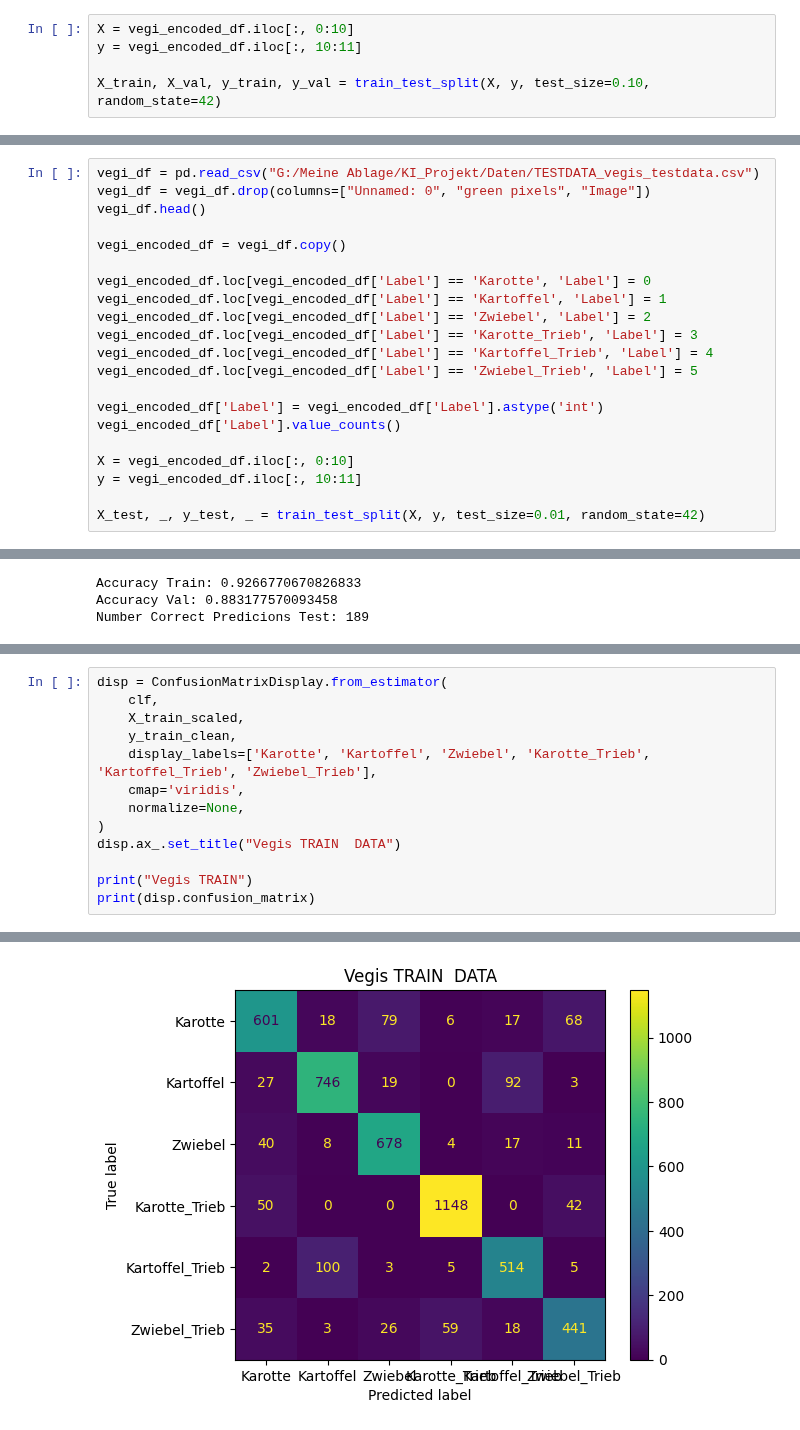
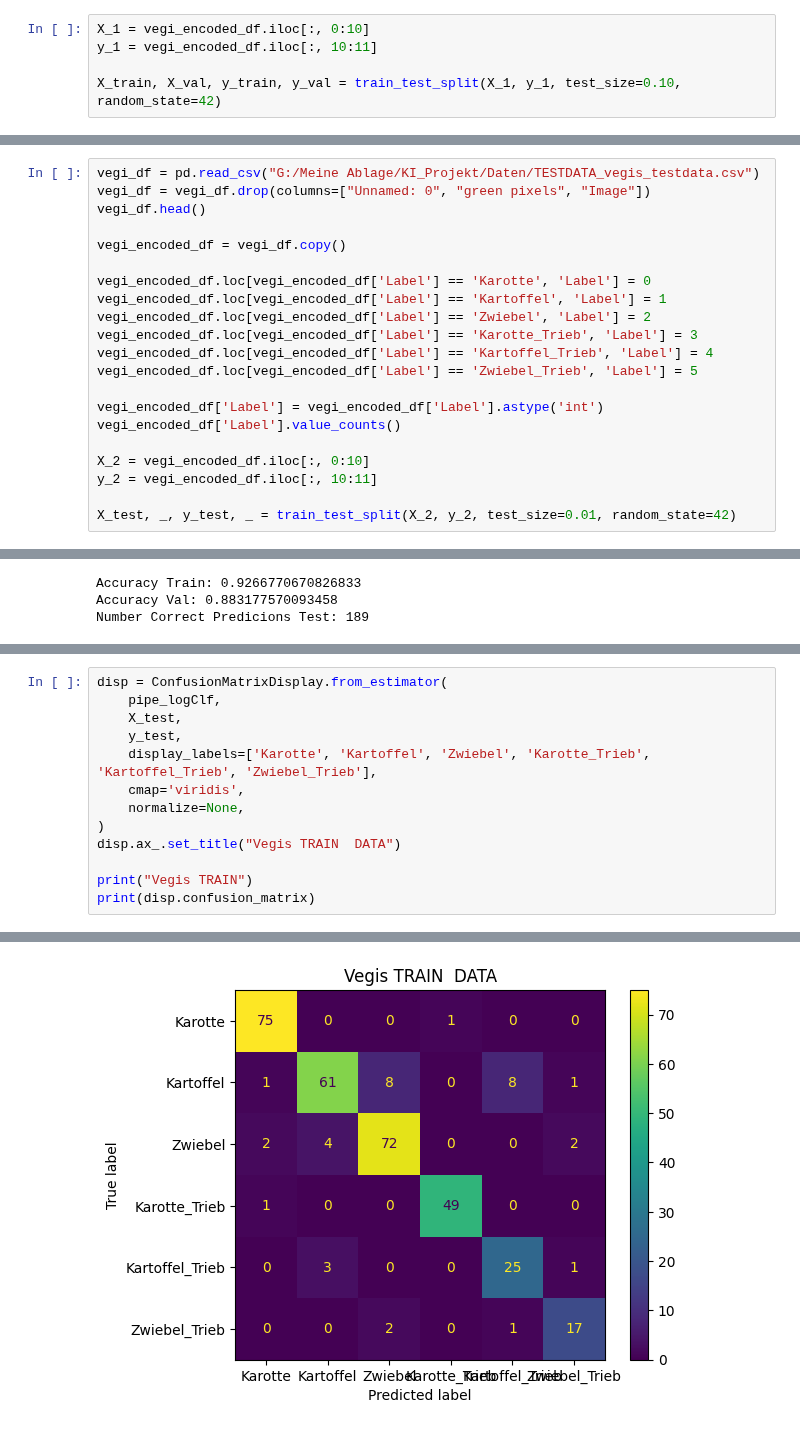
Before and after one commit to leons1396/AI_project, a Jupyter notebook: AI_models/log_regression_3.ipynb, the cells around one changed output, grey strips where cells are left out. Drawn from its saved outputs; the diff is of its cells as text.

```diff
--- a/AI_models/log_regression_3.ipynb
+++ b/AI_models/log_regression_3.ipynb
@@ -48,10 +47,10 @@ vegi_df.describe()
 | 75% | 237.000000 | 136.000000 | 136.000000 | 98.000000 | 66.000000 | 153.000000 | 0.779920 | 0.785004 | 81.000000 | ... |
 | max | 348.000000 | 255.000000 | 193.000000 | 150.000000 | 147.000000 | 12510.000000 | 0.953143 | 0.897387 | 504.000000 | ... |
 # %%
-X = vegi_encoded_df.iloc[:, 0:10]
-y = vegi_encoded_df.iloc[:, 10:11]
+X_1 = vegi_encoded_df.iloc[:, 0:10]
+y_1 = vegi_encoded_df.iloc[:, 10:11]
 
-X_train, X_val, y_train, y_val = train_test_split(X, y, test_size=0.10, random_state=42)
+X_train, X_val, y_train, y_val = train_test_split(X_1, y_1, test_size=0.10, random_state=42)
 # %%
 print(X_train.shape)
 print(X_val.shape)
@@ -75,10 +74,10 @@ vegi_encoded_df.loc[vegi_encoded_df['Label'] == 'Zwiebel_Trieb', 'Label'] = 5
 vegi_encoded_df['Label'] = vegi_encoded_df['Label'].astype('int')
 vegi_encoded_df['Label'].value_counts()
 
-X = vegi_encoded_df.iloc[:, 0:10]
-y = vegi_encoded_df.iloc[:, 10:11]
+X_2 = vegi_encoded_df.iloc[:, 0:10]
+y_2 = vegi_encoded_df.iloc[:, 10:11]
 
-X_test, _, y_test, _ = train_test_split(X, y, test_size=0.01, random_state=42)
+X_test, _, y_test, _ = train_test_split(X_2, y_2, test_size=0.01, random_state=42)
 # %%
 pipe_logClf = make_pipeline(StandardScaler(),
                             PolynomialFeatures(2),
@@ -114,8 +113,8 @@ Accuracy Train: 0.8952095808383234
 # %%
 disp = ConfusionMatrixDisplay.from_estimator(
-    clf,
-    X_train_scaled,
-    y_train_clean,
+    pipe_logClf,
+    X_test,
+    y_test,
     display_labels=['Karotte', 'Kartoffel', 'Zwiebel', 'Karotte_Trieb', 'Kartoffel_Trieb', 'Zwiebel_Trieb'],
     cmap='viridis',
     normalize=None,
@@ -135 +134 @@ Vegis TRAIN
-[figure, old version]
+[figure, new version]
```
Also changed, not shown: parts of 10 cells of this notebook, 1 other file.
